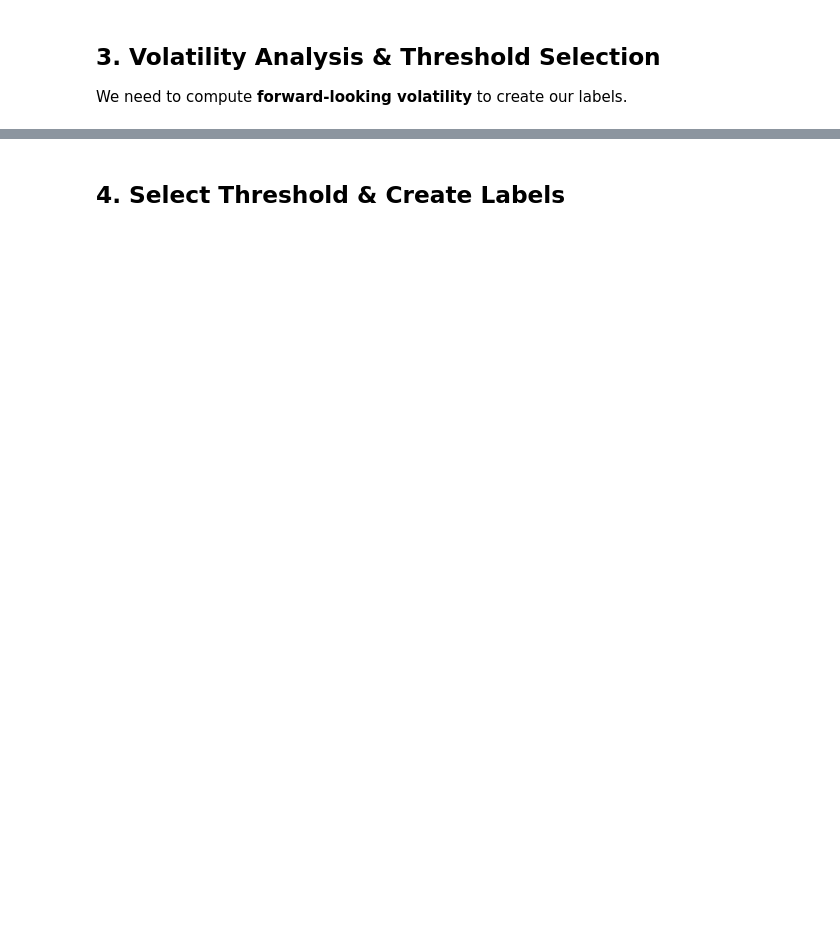
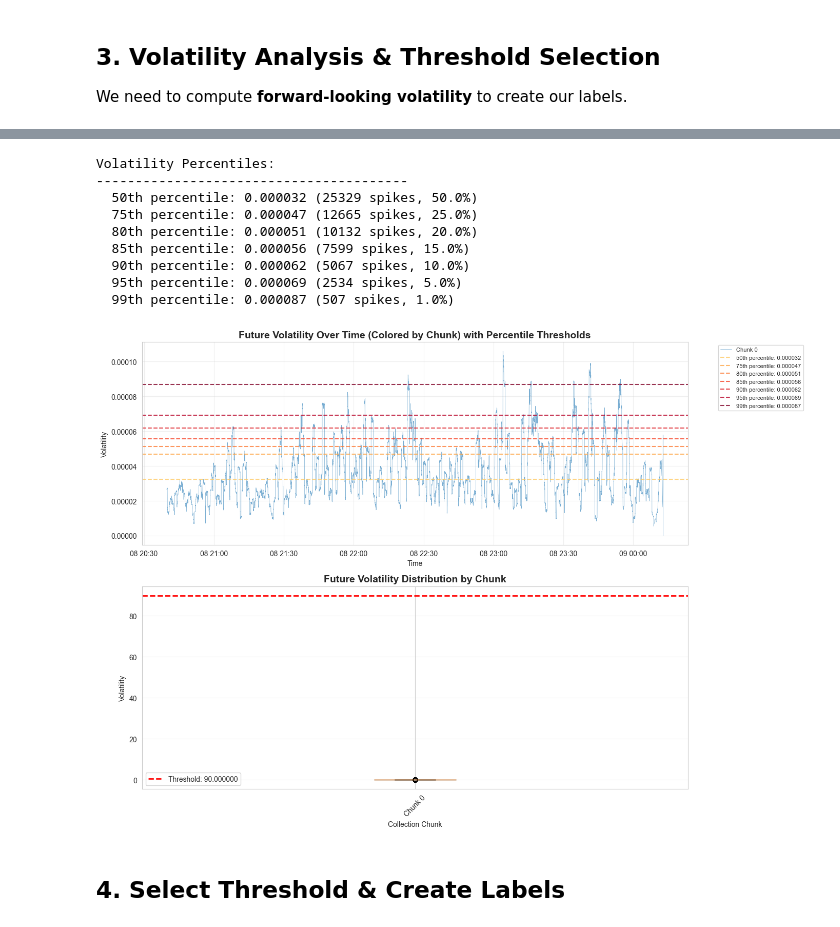
Before and after one commit to mel-hsw/crypto_volatility_94879, a Jupyter notebook: notebooks/eda.ipynb, the cells around one changed output, grey strips where cells are left out. Cells and saved outputs as stored; diff of their text form; code cells hidden in the pictures; blank space fills up the shorter version.

```diff
--- a/notebooks/eda.ipynb
+++ b/notebooks/eda.ipynb
@@ -237,32 +236,3 @@ plt.show()
 ## 3. Volatility Analysis & Threshold Selection
 
 We need to compute **forward-looking volatility** to create our labels.
-# %%
-# Compute forward-looking volatility (our target)
-# We'll use 60-second horizon as specified in the assignment
-
-HORIZON_SECONDS = 60
-
-# Sort by timestamp to ensure correct ordering
-df = df.sort_values('timestamp').reset_index(drop=True)
-
-# Calculate rolling forward volatility
-# Using rolling window looking FORWARD (shift backwards)
-df['price_pct_change'] = df['price'].pct_change()
-
-# Estimate number of ticks in 60 seconds (will vary by market activity)
-# Let's calculate average ticks per second
-time_diff = (df['timestamp'].max() - df['timestamp'].min()).total_seconds()
-ticks_per_second = len(df) / time_diff
-window_size = int(ticks_per_second * HORIZON_SECONDS)
-
-print(f"Average ticks per second: {ticks_per_second:.2f}")
-print(f"Window size for {HORIZON_SECONDS}s: {window_size} ticks")
-
-# Compute forward-looking volatility (shifted backwards)
-df['future_volatility'] = df['price_pct_change'].shift(-window_size).rolling(window=window_size).std()
-
-# Drop NaN values at the end
-df_clean = df.dropna(subset=['future_volatility']).copy()
-
-print(f"\nAfter computing future volatility: {len(df_clean)} valid rows")
@@ -289,6 +332,8 @@ plt.show()
 # Percentile analysis to choose threshold
 percentiles = [50, 75, 80, 85, 90, 95, 99]
 percentile_values = {}
+
+THRESHOLD = 90
 
 print("Volatility Percentiles:")
 print("-" * 40)
@@ -318,33 +363,44 @@ for i, (p, value) in enumerate(percentile_values.items()):
     axes[0].axhline(y=value, color=colors[i], linestyle='--',
                     label=f'{p}th percentile: {value:.6f}', alpha=0.8, linewidth=1.5)
 
 axes[0].set_title('Future Volatility Over Time (Colored by Chunk) with Percentile Thresholds',
                   fontsize=14, fontweight='bold')
 axes[0].set_xlabel('Time')
 axes[0].set_ylabel('Volatility')
 axes[0].legend(bbox_to_anchor=(1.05, 1), loc='upper left', fontsize=8)
 axes[0].grid(True, alpha=0.3)
 
 # Plot 2: Volatility distribution per chunk (box plots)
 chunk_volatilities = [df_clean[df_clean['chunk_id'] == cid]['future_volatility'].values
                       for cid in sorted(df_clean['chunk_id'].unique())]
 chunk_labels = [f'Chunk {cid}' for cid in sorted(df_clean['chunk_id'].unique())]
 
 bp = axes[1].boxplot(chunk_volatilities, labels=chunk_labels, patch_artist=True)
 for patch in bp['boxes']:
     patch.set_alpha(0.7)
 
 axes[1].axhline(y=THRESHOLD, color='red', linestyle='--',
                 label=f'Threshold: {THRESHOLD:.6f}', linewidth=2)
 axes[1].set_title('Future Volatility Distribution by Chunk', fontsize=14, fontweight='bold')
 axes[1].set_ylabel('Volatility')
 axes[1].set_xlabel('Collection Chunk')
 axes[1].legend()
 axes[1].grid(True, alpha=0.3, axis='y')
 axes[1].tick_params(axis='x', rotation=45)
 
 plt.tight_layout()
 plt.show()
+# %% [output]
+Volatility Percentiles:
+----------------------------------------
+  50th percentile: 0.000032 (25329 spikes, 50.0%)
+  75th percentile: 0.000047 (12665 spikes, 25.0%)
+  80th percentile: 0.000051 (10132 spikes, 20.0%)
+  85th percentile: 0.000056 (7599 spikes, 15.0%)
+  90th percentile: 0.000062 (5067 spikes, 10.0%)
+  95th percentile: 0.000069 (2534 spikes, 5.0%)
+  99th percentile: 0.000087 (507 spikes, 1.0%)
+[figure, added]
 # %% [markdown]
 ## 4. Select Threshold & Create Labels
 # %%
```
Also changed, not shown: parts of 13 cells of this notebook, 55 other files.
